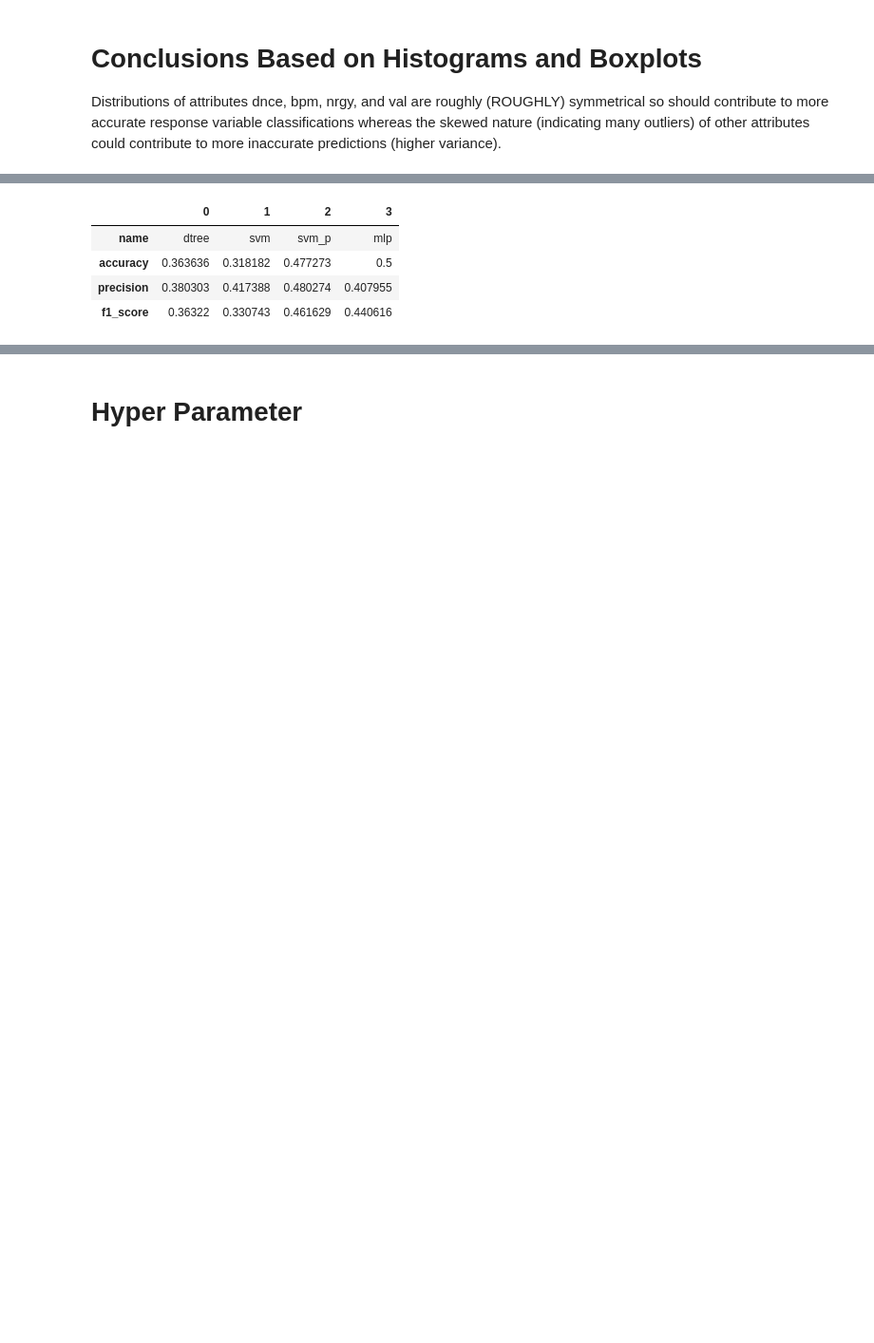
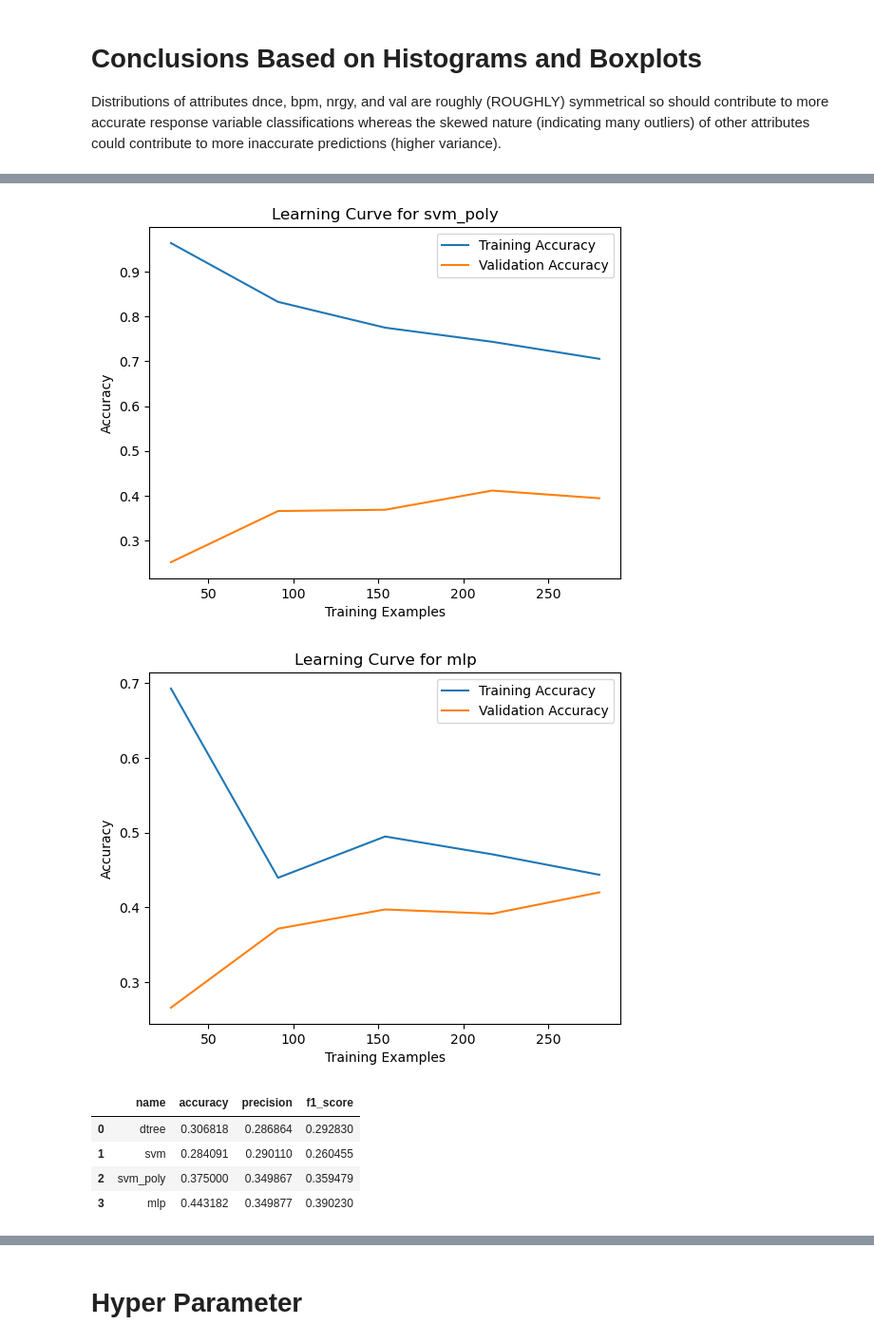
Before and after one commit to aFishboy/ECS171GroupProject, a Jupyter notebook: genrePrediction.ipynb, the cells around one changed output, grey strips where cells are left out. Shown at 95% size. Cells and saved outputs as stored; diff of their text form; code cells hidden in the pictures; blank space fills up the shorter version.

```diff
--- a/genrePrediction.ipynb
+++ b/genrePrediction.ipynb
@@ -8,6 +8,7 @@ import matplotlib.pyplot as plt
 from sklearn.preprocessing import MinMaxScaler
 data = pd.read_csv("GenreDataModified.csv")
 df = pd.DataFrame(data)
+df.dropna(subset=['top genre','Id'], inplace=True)
 df = df.dropna()
 
 X = df.drop(['Id','title','artist','year','top genre', 'adjusted top genre'], axis = 1)
@@ -107,44 +108,54 @@ plt.show()
 
 Distributions of attributes dnce, bpm, nrgy, and val are roughly (ROUGHLY) symmetrical so should contribute to more accurate response variable classifications whereas the skewed nature (indicating many outliers) of other attributes could contribute to more inaccurate predictions (higher variance).
 # %%
+import warnings
+from sklearn.metrics import accuracy_score,f1_score, precision_score, mean_squared_error
+from sklearn.model_selection import train_test_split
+
 from sklearn.multiclass import OneVsRestClassifier
 from sklearn.svm import SVC
 from sklearn.neural_network import MLPClassifier
 from sklearn.tree import DecisionTreeClassifier
 
-
 models = [
-    ("dtree", DecisionTreeClassifier()),
-    ("svm", OneVsRestClassifier(SVC(kernel='linear', C=1))),
-    ("svm_p", OneVsRestClassifier(SVC(kernel='poly', C=1))),
-    ("mlp",  MLPClassifier()),
-         ]
+	("dtree", DecisionTreeClassifier()),
+	#to use svm as multi-class classification from GPT
+	("svm", OneVsRestClassifier(SVC(kernel='linear', C=1))),
+	("svm_poly", OneVsRestClassifier(SVC(kernel='poly', C=1))),
+	("mlp",  MLPClassifier()),
+    ("opt_mlp",  MLPClassifier()),
+		 ]
 # %%
-import warnings
-from sklearn.metrics import accuracy_score,f1_score, precision_score, recall_score
-from sklearn.model_selection import train_test_split
+from sklearn.model_selection import learning_curve
 
 warnings.filterwarnings("ignore")
 
-df_metrics = pd.DataFrame(index=["name", "accuracy", "precision", "f1_score"])
-n=0
+df_metrics = pd.DataFrame(columns=["name", "accuracy", "precision", "f1_score"])
+
 for name, model in models:
-    x_train, x_test, y_train, y_test = train_test_split(X_rescaled, y_onehot, test_size=0.1, random_state=42)
+	x_train, x_test, y_train, y_test = train_test_split(X_rescaled, y, test_size=0.2, random_state=42)
 
-    # Ensure y_train and y_test are single-column arrays (not one-hot encoded)
-    y_train_single = y_train.idxmax(axis=1)
-    y_test_single = y_test.idxmax(axis=1)
+	model.fit(x_train, y_train)
+	train_pred = model.predict(x_train)
+	y_pred = model.predict(x_test)
 
-    model.fit(x_train, y_train_single)
-    y_pred = model.predict(x_test)
+	metrics = [name]
+	metrics.append(accuracy_score(y_test, y_pred))
+	metrics.append(precision_score(y_test, y_pred, average="weighted"))
+	metrics.append(f1_score(y_test, y_pred, average="weighted"))
 
-    metrics = [name]
-    metrics.append(accuracy_score(y_test_single, y_pred))
-    metrics.append(precision_score(y_test_single, y_pred, average="weighted"))
-    metrics.append(f1_score(y_test_single, y_pred, average="weighted"))
+	df_metrics = pd.concat([df_metrics, pd.DataFrame([metrics], columns=df_metrics.columns)], ignore_index=True)
 
-    df_metrics[n] = metrics
-    n += 1
+	# Plot learning curve to see overfitting and underfitting (from gpt)
+	train_sizes, train_scores, val_scores = learning_curve(model, x_train, y_train, cv=5, scoring='accuracy')
+	plt.figure()
+	plt.plot(train_sizes, np.mean(train_scores, axis=1), label='Training Accuracy')
+	plt.plot(train_sizes, np.mean(val_scores, axis=1), label='Validation Accuracy')
+	plt.xlabel('Training Examples')
+	plt.ylabel('Accuracy')
+	plt.title(f'Learning Curve for {name}')
+	plt.legend()
+	plt.show()
 
 display(df_metrics)
 # %% [output]
@@ -151,8 +164,10 @@ display(df_metrics)
+[figure, added]
+[figure, added]
-|  | 0 | 1 | 2 | 3 |
-| name | dtree | svm | svm_p | mlp |
-| accuracy | 0.363636 | 0.318182 | 0.477273 | 0.5 |
-| precision | 0.380303 | 0.417388 | 0.480274 | 0.407955 |
-| f1_score | 0.36322 | 0.330743 | 0.461629 | 0.440616 |
+|  | name | accuracy | precision | f1_score |
+| 0 | dtree | 0.306818 | 0.286864 | 0.292830 |
+| 1 | svm | 0.284091 | 0.290110 | 0.260455 |
+| 2 | svm_poly | 0.375000 | 0.349867 | 0.359479 |
+| 3 | mlp | 0.443182 | 0.349877 | 0.390230 |
 # %%
 # To find list of accuracy and MSE values
 # Without using the sklearn function cross_validate()
```
Also changed, not shown: parts of 3 cells of this notebook, 1 other file.
